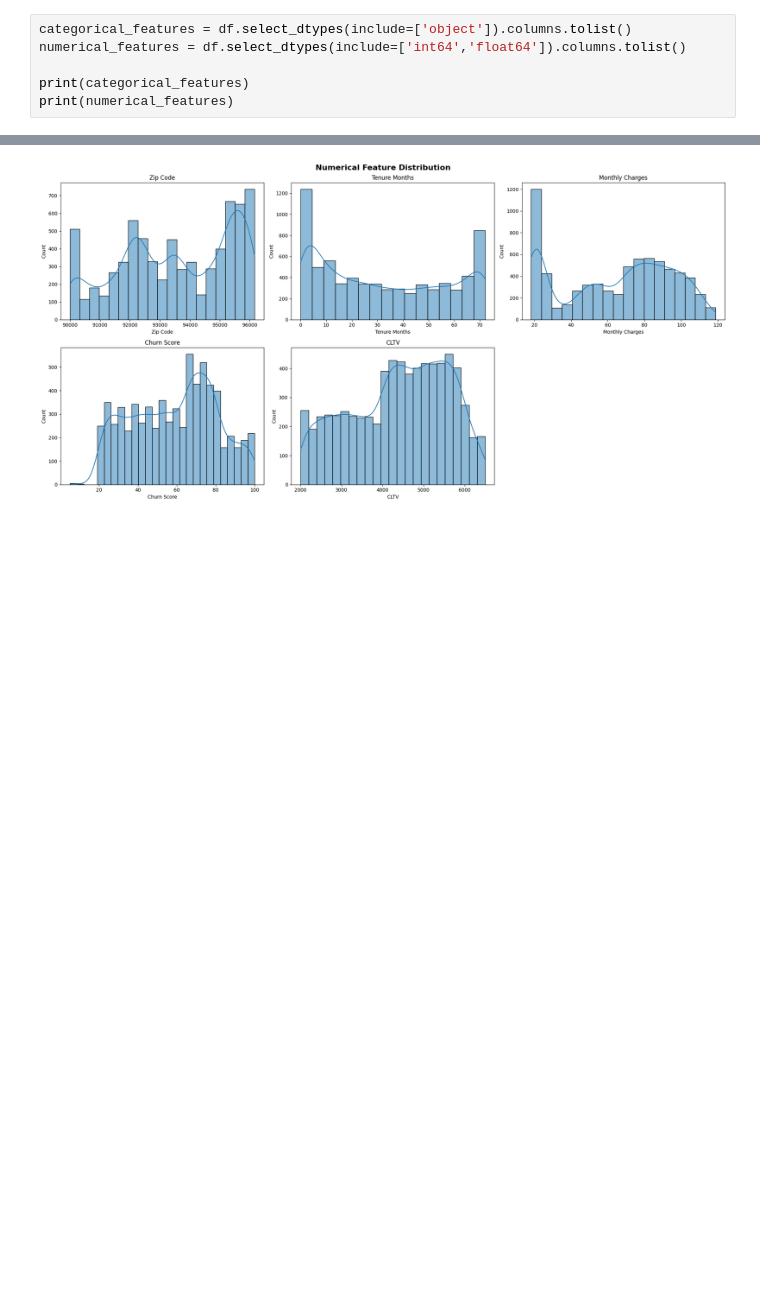
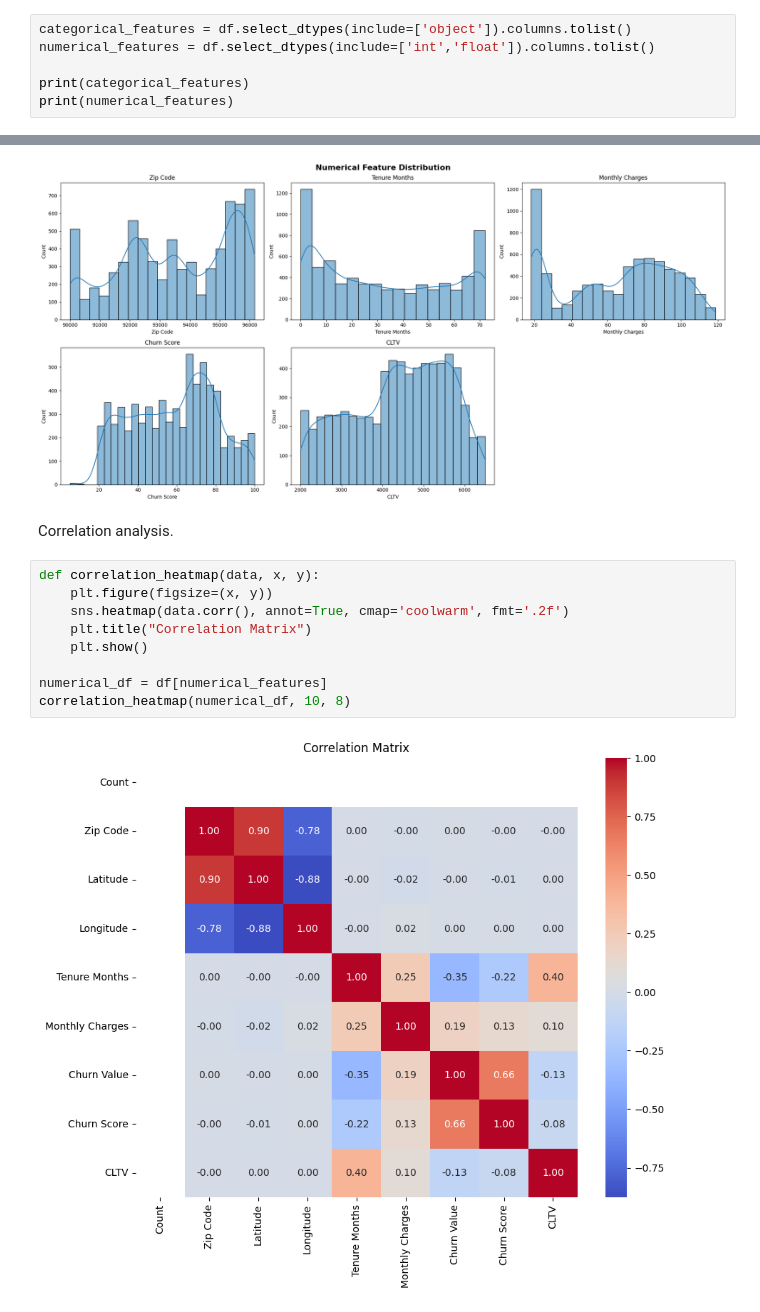
Before and after one commit to julsCadenas/DS-ML-Projects, a Jupyter notebook: CustomerChurnPrediction/notebooks/TelcoChurn/telco_eda.ipynb, the cells around one changed output, grey strips where cells are left out. Saved outputs shown, nothing was run; the diff lists cells and outputs as text; blank space fills up the shorter version.

Commit message:
added correlation matrix

```diff
--- a/CustomerChurnPrediction/notebooks/TelcoChurn/telco_eda.ipynb
+++ b/CustomerChurnPrediction/notebooks/TelcoChurn/telco_eda.ipynb
@@ -136,7 +136,7 @@ heatmap_missingval(df, 12, 8, "Missing Values Heatmap")
 Get the numerical and categorical features.
 # %%
 categorical_features = df.select_dtypes(include=['object']).columns.tolist()
-numerical_features = df.select_dtypes(include=['int64','float64']).columns.tolist()
+numerical_features = df.select_dtypes(include=['int','float']).columns.tolist()
 
 print(categorical_features)
 print(numerical_features)
@@ -198,3 +198,16 @@ def numerical_dist(data, features, x, y, title):
 numerical_dist(df, numerical_features_except, 20, 10, 'Numerical Feature Distribution')
 # %% [output]
 [figure]
+# %% [markdown]
+Correlation analysis.
+# %%
+def correlation_heatmap(data, x, y):
+    plt.figure(figsize=(x, y))
+    sns.heatmap(data.corr(), annot=True, cmap='coolwarm', fmt='.2f')
+    plt.title("Correlation Matrix")
+    plt.show()
+
+numerical_df = df[numerical_features]
+correlation_heatmap(numerical_df, 10, 8)
+# %% [output]
+[figure, added]
```
Also changed, not shown: 1 other file.
